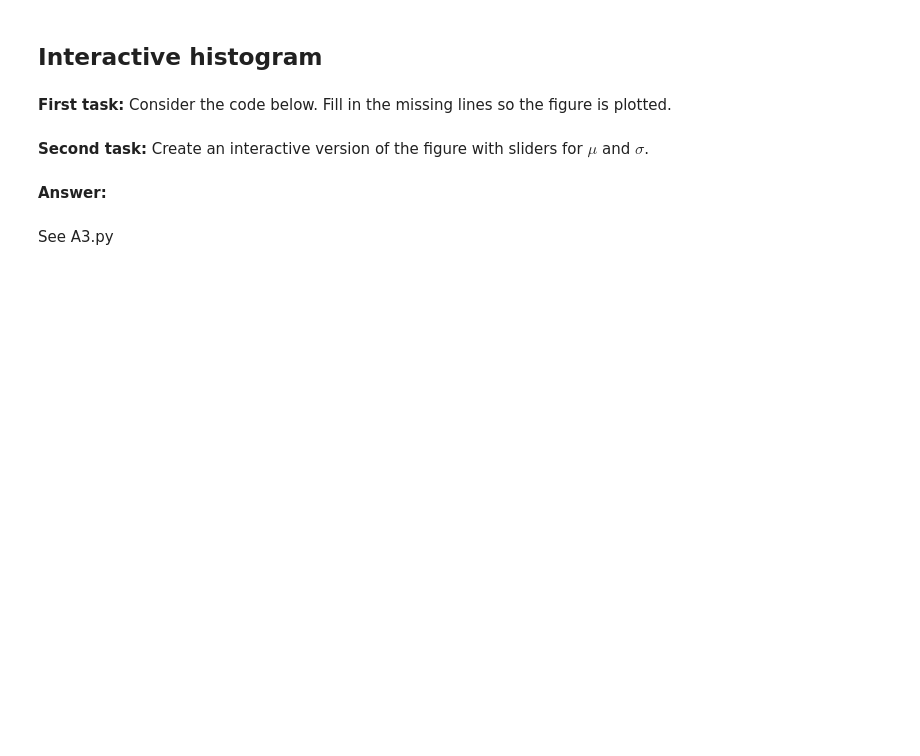
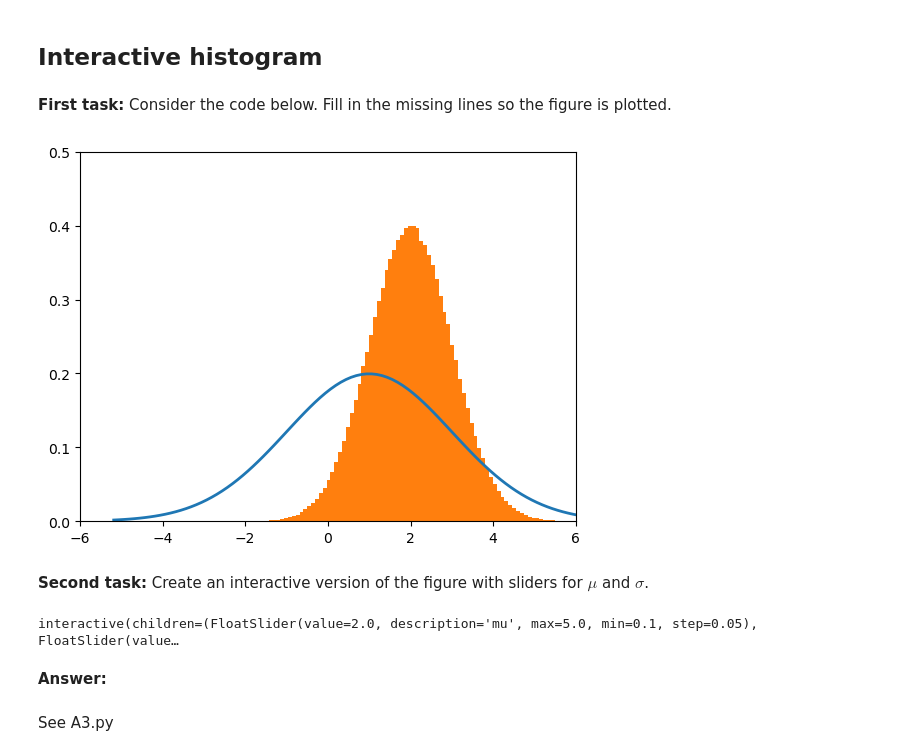
Before and after one commit to gcd196/Egen-mappe, a Jupyter notebook: Classes/5. Fifth class/problem_set_2.ipynb, the cells around one changed output. Drawn from its saved outputs; the diff is of its cells as text; code cells hidden in the pictures; blank space fills up the shorter version.

```diff
--- a/Classes/5. Fifth class/problem_set_2.ipynb
+++ b/Classes/5. Fifth class/problem_set_2.ipynb
@@ -56,3 +89,27 @@ np.random.seed(1986)
 **Answer:**
 # %% [markdown]
 See A2.py
+# %%
+# a. parameter choices
+sigma = 3.14
+omega = 2
+N = 10000
+np.random.seed(1986)
+
+# b. draw random numbers
+x = np.random.normal(loc=0, scale=sigma, size=N)
+
+# c. transformation function
+
+
+def g(x, omega):
+    y = x.copy()
+    y[x < -omega] = -omega
+    y[x > omega] = omega
+    return y
+
+
+# d. mean and variance
+mean = np.mean(g(x, omega))
+var = np.var(g(x-mean, omega))
+print(f'mean = {mean:.5f}, var = {var:.5f}')
@@ -65,40 +124,44 @@ See A2.py
 # a. import
 %matplotlib inline
 import matplotlib.pyplot as plt
-# missing line
+from scipy.stats import norm # normal distribution
+import ipywidgets as widgets # For interactive plots/buttons
+#Numpy already imported.
 
 # b. plotting figure
 def fitting_normal(X,mu_guess,sigma_guess):
 
     # i. normal distribution from guess
     F = norm(loc=mu_guess,scale=sigma_guess)
 
     # ii. x-values
-    # missing line, x_low =
-    # missing line, x_high =
+    x_low=F.ppf(0.001)
+    x_high=F.ppf(0.999)
     x = np.linspace(x_low,x_high,100)
 
     # iii. figure
     fig = plt.figure(dpi=100)
     ax = fig.add_subplot(1,1,1)
     ax.plot(x,F.pdf(x),lw=2)
     ax.hist(X,bins=100,density=True,histtype='stepfilled');
     ax.set_ylim([0,0.5])
     ax.set_xlim([-6,6])
 
 # c. parameters
 mu_true = 2
 sigma_true = 1
 mu_guess = 1
 sigma_guess = 2
 
 # d. random draws
 X = np.random.normal(loc=mu_true,scale=sigma_true,size=10**6)
 
 # e. figure
 try:
     fitting_normal(X,mu_guess,sigma_guess)
 except:
     print('failed')
+# %% [output]
+[figure, added]
 # %% [markdown]
 **Second task:** Create an interactive version of the figure with sliders for $\mu$ and $\sigma$.
@@ -108,3 +168,13 @@ except:
+# %%
+# write your code here
+#See second code
+widgets.interact(fitting_normal,
+    X=widgets.fixed(X),
+    mu_guess=widgets.FloatSlider(description=r"mu", min=0.1, max=5, step=0.05, value=2),
+    sigma_guess=widgets.FloatSlider(description=r"sigma", min=0.1, max=5, step=0.05, value=2)
+);
+# %% [output]
+interactive(children=(FloatSlider(value=2.0, description='mu', max=5.0, min=0.1, step=0.05), FloatSlider(value…
 # %% [markdown]
 **Answer:**
 # %% [markdown]
```
Also changed, not shown: parts of 9 cells of this notebook, 2 other files.
